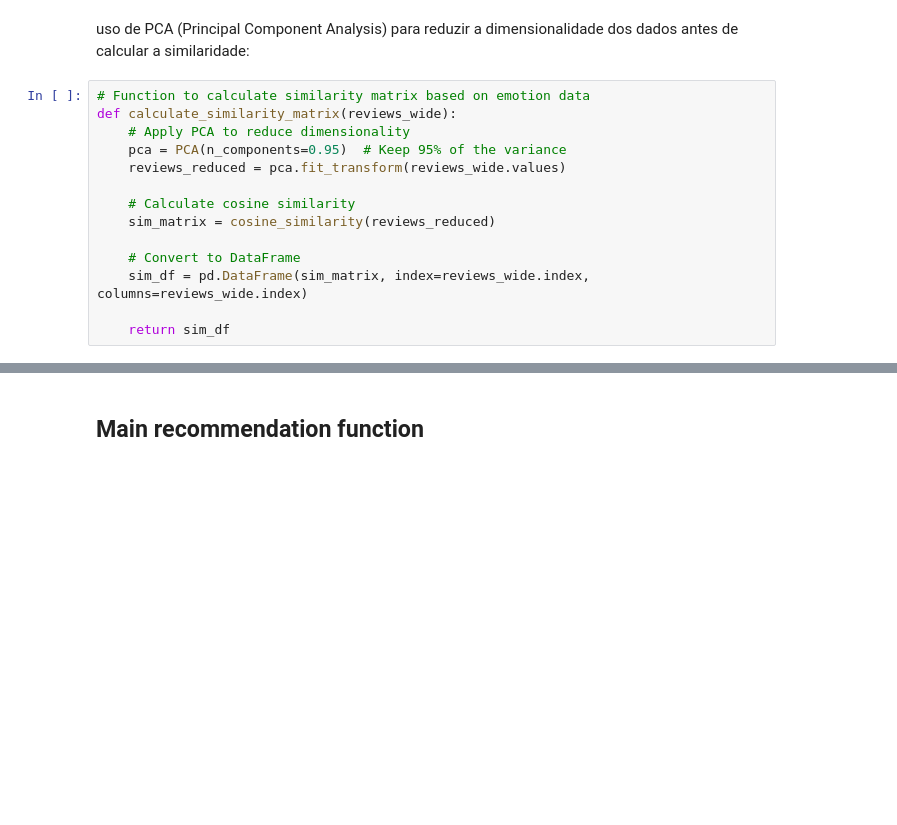
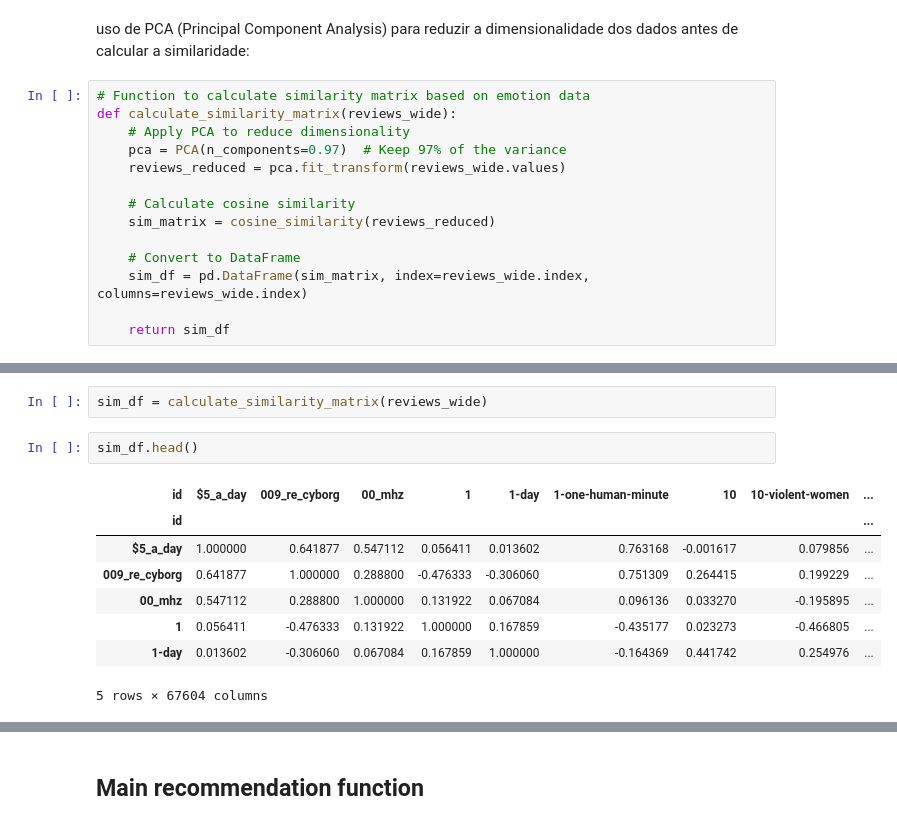
Before and after one commit to danipafi/FilmEmotionRecommender, a Jupyter notebook: Movie_Recommender.ipynb, the cells around one changed output, grey strips where cells are left out. Cells and saved outputs as stored; diff of their text form; blank space fills up the shorter version.

```diff
--- a/Movie_Recommender.ipynb
+++ b/Movie_Recommender.ipynb
@@ -307,7 +346,7 @@ uso de PCA (Principal Component Analysis) para reduzir a dimensionalidade dos da
 # Function to calculate similarity matrix based on emotion data
 def calculate_similarity_matrix(reviews_wide):
     # Apply PCA to reduce dimensionality
-    pca = PCA(n_components=0.95)  # Keep 95% of the variance
+    pca = PCA(n_components=0.97)  # Keep 97% of the variance
     reviews_reduced = pca.fit_transform(reviews_wide.values)
 
     # Calculate cosine similarity
@@ -319,0 +373,13 @@ def calculate_similarity_matrix(reviews_wide):
+# %%
+sim_df = calculate_similarity_matrix(reviews_wide)
+# %%
+sim_df.head()
+# %% [output]
+| id | $5_a_day | 009_re_cyborg | 00_mhz | 1 | 1-day | 1-one-human-minute | 10 | 10-violent-women | ... |
+| id |  |  |  |  |  |  |  |  | ... |
+| $5_a_day | 1.000000 | 0.641877 | 0.547112 | 0.056411 | 0.013602 | 0.763168 | -0.001617 | 0.079856 | ... |
+| 009_re_cyborg | 0.641877 | 1.000000 | 0.288800 | -0.476333 | -0.306060 | 0.751309 | 0.264415 | 0.199229 | ... |
+| 00_mhz | 0.547112 | 0.288800 | 1.000000 | 0.131922 | 0.067084 | 0.096136 | 0.033270 | -0.195895 | ... |
+| 1 | 0.056411 | -0.476333 | 0.131922 | 1.000000 | 0.167859 | -0.435177 | 0.023273 | -0.466805 | ... |
+| 1-day | 0.013602 | -0.306060 | 0.067084 | 0.167859 | 1.000000 | -0.164369 | 0.441742 | 0.254976 | ... |
+5 rows × 67604 columns
```
Also changed, not shown: parts of 28 cells of this notebook, 1 other file.
